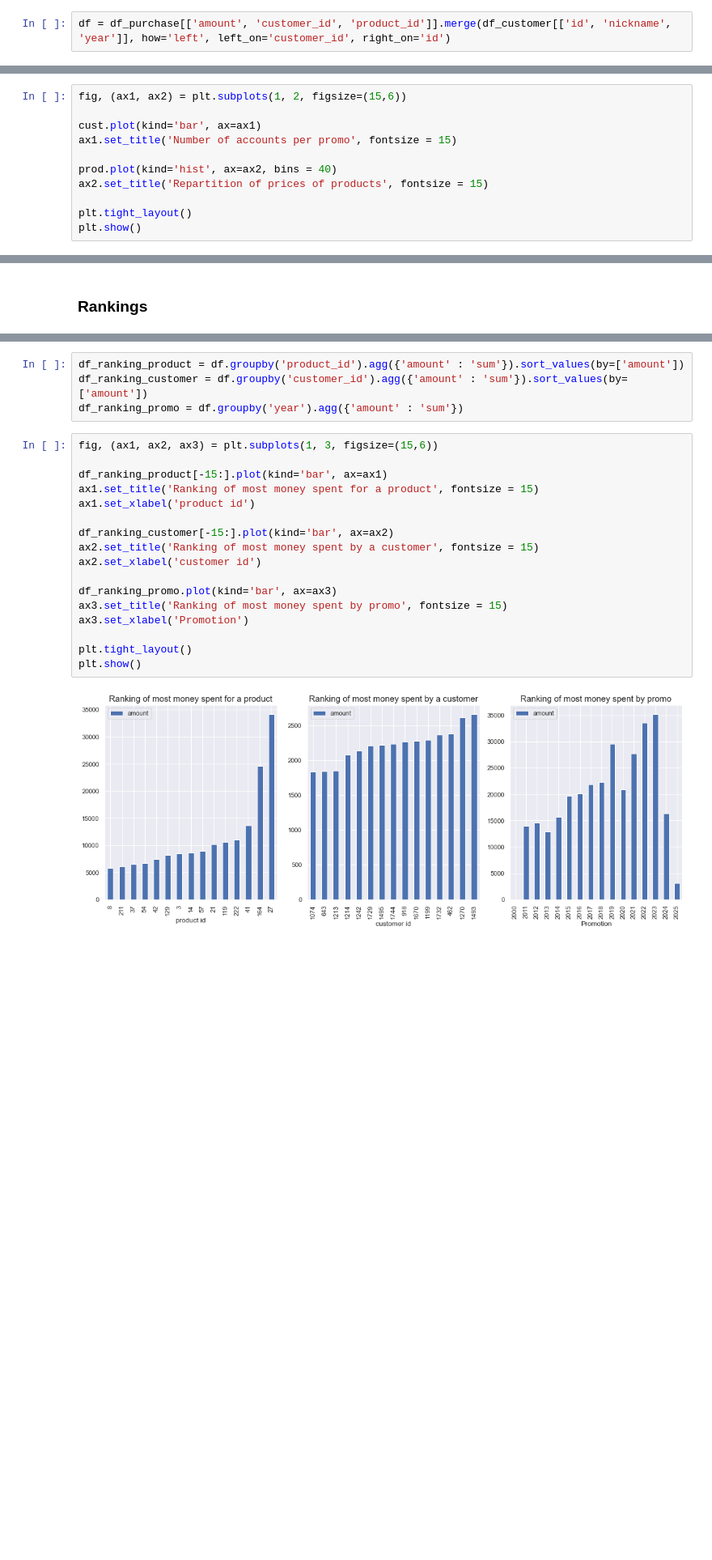
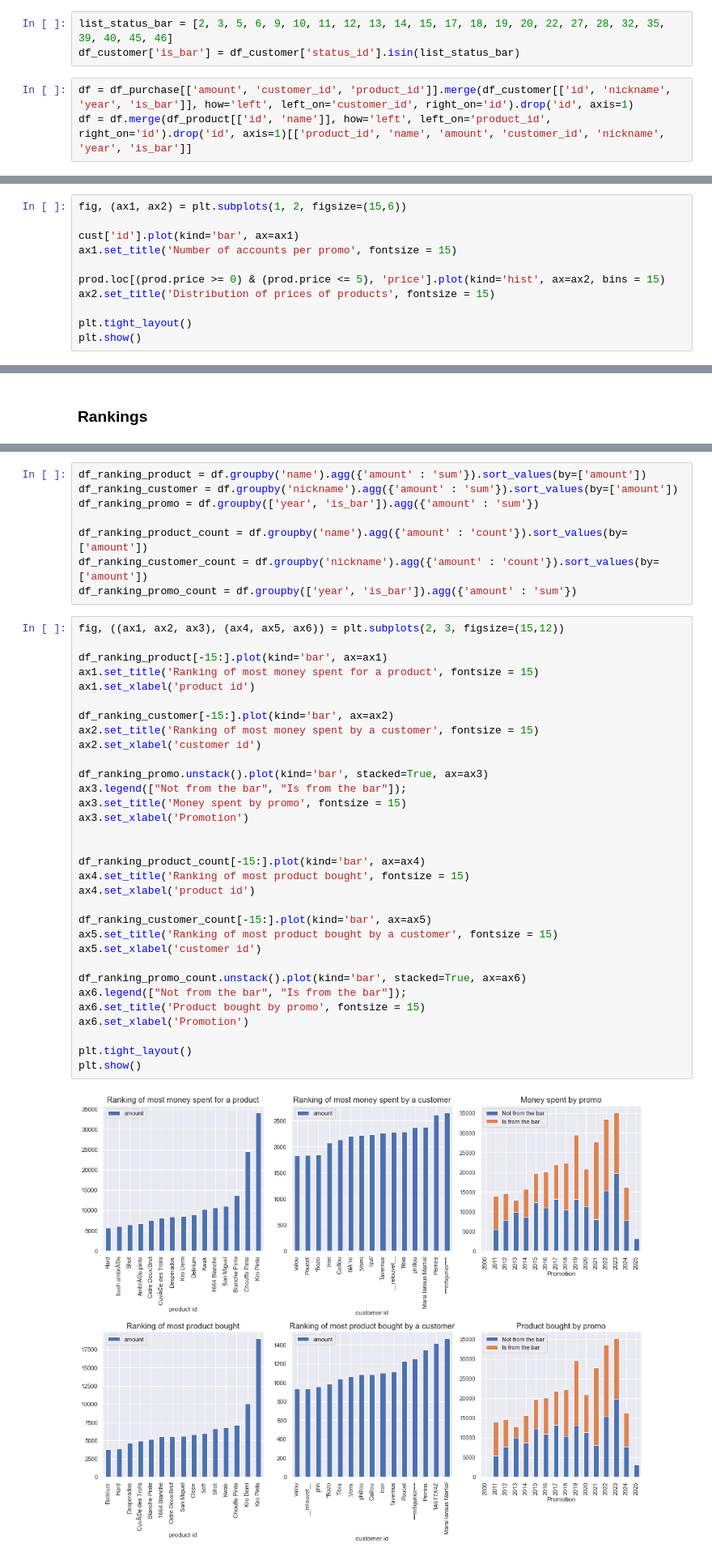
Before and after one commit to r-jaylet/babar_stats, a Jupyter notebook: analysis.ipynb, the cells around one changed output, grey strips where cells are left out. Shown: that part at 81% size. Drawn from its saved outputs; the diff is of its cells as text; blank space fills up the shorter version.

```diff
--- a/analysis.ipynb
+++ b/analysis.ipynb
@@ -22,5 +13,9 @@ df_purchase = pd.DataFrame(sql_purchase)
+# %%
+list_status_bar = [2, 3, 5, 6, 9, 10, 11, 12, 13, 14, 15, 17, 18, 19, 20, 22, 27, 28, 32, 35, 39, 40, 45, 46]
+df_customer['is_bar'] = df_customer['status_id'].isin(list_status_bar)
 # %%
-df = df_purchase[['amount', 'customer_id', 'product_id']].merge(df_customer[['id', 'nickname', 'year']], how='left', left_on='customer_id', right_on='id')
+df = df_purchase[['amount', 'customer_id', 'product_id']].merge(df_customer[['id', 'nickname', 'year', 'is_bar']], how='left', left_on='customer_id', right_on='id').drop('id', axis=1)
+df = df.merge(df_product[['id', 'name']], how='left', left_on='product_id', right_on='id').drop('id', axis=1)[['product_id', 'name', 'amount', 'customer_id', 'nickname', 'year', 'is_bar']]
 # %%
 df.tail(5)
 # %% [output]
@@ -41,11 +33,11 @@ prod = df_product.groupby('price').agg({'id' : 'count'})
 # %%
 fig, (ax1, ax2) = plt.subplots(1, 2, figsize=(15,6))
 
-cust.plot(kind='bar', ax=ax1)
+cust['id'].plot(kind='bar', ax=ax1)
 ax1.set_title('Number of accounts per promo', fontsize = 15)
 
-prod.plot(kind='hist', ax=ax2, bins = 40)
-ax2.set_title('Repartition of prices of products', fontsize = 15)
+prod.loc[(prod.price >= 0) & (prod.price <= 5), 'price'].plot(kind='hist', ax=ax2, bins = 15)
+ax2.set_title('Distribution of prices of products', fontsize = 15)
 
 plt.tight_layout()
 plt.show()
@@ -56,23 +64,42 @@ plt.show()
 # %%
-df_ranking_product = df.groupby('product_id').agg({'amount' : 'sum'}).sort_values(by=['amount'])
-df_ranking_customer = df.groupby('customer_id').agg({'amount' : 'sum'}).sort_values(by=['amount'])
-df_ranking_promo = df.groupby('year').agg({'amount' : 'sum'})
+df_ranking_product = df.groupby('name').agg({'amount' : 'sum'}).sort_values(by=['amount'])
+df_ranking_customer = df.groupby('nickname').agg({'amount' : 'sum'}).sort_values(by=['amount'])
+df_ranking_promo = df.groupby(['year', 'is_bar']).agg({'amount' : 'sum'})
+
+df_ranking_product_count = df.groupby('name').agg({'amount' : 'count'}).sort_values(by=['amount'])
+df_ranking_customer_count = df.groupby('nickname').agg({'amount' : 'count'}).sort_values(by=['amount'])
+df_ranking_promo_count = df.groupby(['year', 'is_bar']).agg({'amount' : 'sum'})
 # %%
-fig, (ax1, ax2, ax3) = plt.subplots(1, 3, figsize=(15,6))
+fig, ((ax1, ax2, ax3), (ax4, ax5, ax6)) = plt.subplots(2, 3, figsize=(15,12))
 
 df_ranking_product[-15:].plot(kind='bar', ax=ax1)
 ax1.set_title('Ranking of most money spent for a product', fontsize = 15)
 ax1.set_xlabel('product id')
 
 df_ranking_customer[-15:].plot(kind='bar', ax=ax2)
 ax2.set_title('Ranking of most money spent by a customer', fontsize = 15)
 ax2.set_xlabel('customer id')
 
-df_ranking_promo.plot(kind='bar', ax=ax3)
-ax3.set_title('Ranking of most money spent by promo', fontsize = 15)
+df_ranking_promo.unstack().plot(kind='bar', stacked=True, ax=ax3)
+ax3.legend(["Not from the bar", "Is from the bar"]);
+ax3.set_title('Money spent by promo', fontsize = 15)
 ax3.set_xlabel('Promotion')
+
+
+df_ranking_product_count[-15:].plot(kind='bar', ax=ax4)
+ax4.set_title('Ranking of most product bought', fontsize = 15)
+ax4.set_xlabel('product id')
+
+df_ranking_customer_count[-15:].plot(kind='bar', ax=ax5)
+ax5.set_title('Ranking of most product bought by a customer', fontsize = 15)
+ax5.set_xlabel('customer id')
+
+df_ranking_promo_count.unstack().plot(kind='bar', stacked=True, ax=ax6)
+ax6.legend(["Not from the bar", "Is from the bar"]);
+ax6.set_title('Product bought by promo', fontsize = 15)
+ax6.set_xlabel('Promotion')
 
 plt.tight_layout()
 plt.show()
 # %% [output]
-[figure, old version]
+[figure, new version]
```
Also changed, not shown: parts of 14 cells of this notebook, 6 other files.
